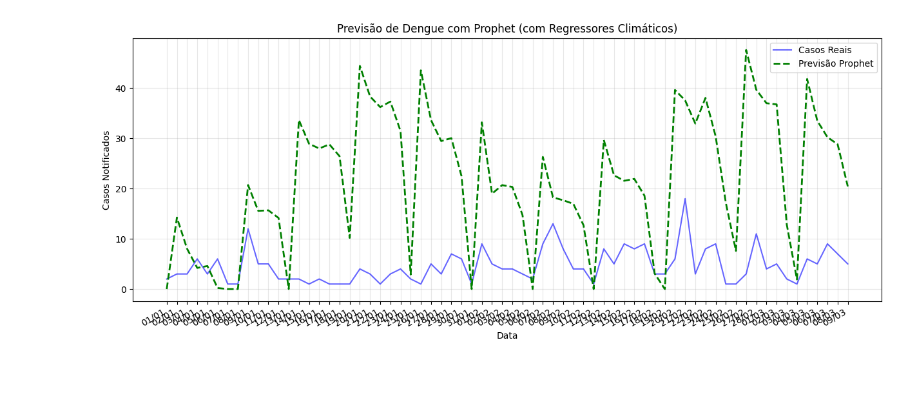
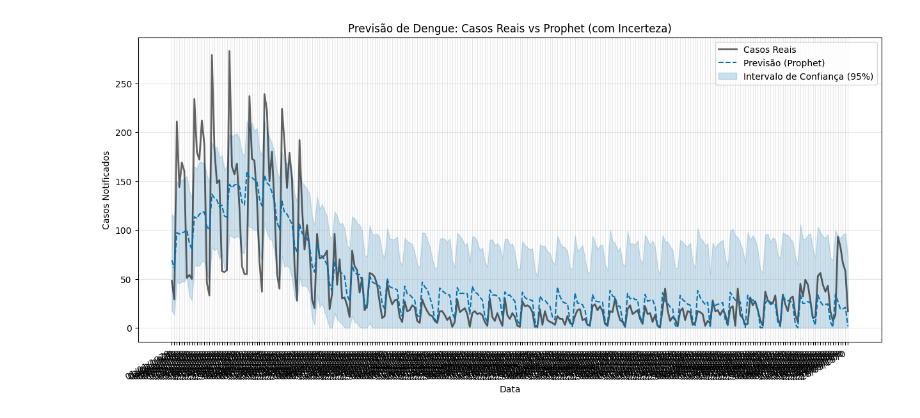
Before and after one commit to iTzFabregas/am-dengue, a Jupyter notebook: dengue_prediction.ipynb, the cells around one changed output. Drawn from its saved outputs; the diff is of its cells as text; code cells hidden in the pictures; blank space fills up the shorter version.

Commit message:
treinando e testando com dados de 2020~2023

```diff
--- a/dengue_prediction.ipynb
+++ b/dengue_prediction.ipynb
@@ -5,7 +5,7 @@ from scipy.spatial import cKDTree
 from pathlib import Path
 import geobr
 from pysus import SINAN
-
+import os
 def preparar_dataset_dengue_clima(
     path_inmet_zip: str,
     path_ibge_csv: str,
@@ -75,7 +75,7 @@ def preparar_dataset_dengue_clima(
     # Agrupa por Estação e Data
     df_inmet_diario = df_inmet.groupby(['codigo_wmo', 'data_date']).agg(aggs_finais).reset_index()
 
-    # --- 2.2 ETAPA DE INTERPOLAÇÃO ---
+  # --- 2.2 ETAPA DE INTERPOLAÇÃO ---
     print("   Aplicando preenchimento de falhas nas estações (Gap Filling)...")
 
     # Cria um intervalo de datas completo para o ano
@@ -90,13 +90,18 @@ def preparar_dataset_dengue_clima(
 
         # Preenche metadados (lat/lon/codigo) que ficaram NaN na reindexação
         dados['codigo_wmo'] = estacao
+        # Lat/Lon são constantes da estação, aqui pode usar bfill/ffill sem risco de vazamento temporal grave
         dados['latitude'] = dados['latitude'].ffill().bfill()
         dados['longitude'] = dados['longitude'].ffill().bfill()
 
-        # Interpolação Linear (limite de 5 dias seguidos)
-        # Se choveu dia 1 e dia 3, dia 2 assume a média. Se choveu dia 1 e só dia 10, fica NaN (muito tempo sem dado)
+        # --- CORREÇÃO AQUI ---
         cols_numericas = [c for c in cols_existentes if c not in ['latitude', 'longitude']]
-        dados[cols_numericas] = dados[cols_numericas].interpolate(method='linear', limit=5)
+
+        # SUBSTITUIR: dados[cols_numericas] = dados[cols_numericas].interpolate(method='linear', limit=5)
+        # POR:
+        dados[cols_numericas] = dados[cols_numericas].ffill(limit=5)
+        # ffill = Forward Fill (Preenche com o valor anterior).
+        # Se quiser ser muito cauteloso, pode adicionar um .fillna(0) para chuva se o ffill falhar no primeiro dia.
 
         dados.index.name = 'data_date'
         lista_dfs_curados.append(dados.reset_index())
@@ -175,5 +252,5 @@ array(['Rio Branco', 'Brasília', 'Campos Belos', ..., 'Congonhinhas',
 # %%
-df_sp = df_2021[df_2021['name_muni'] == 'São Paulo']
+df_sp = df_merged[df_merged['name_muni'] == 'São Paulo']
 df_sp
 # %% [output]
 |  | DT_NOTIFIC | ID_MUNICIP | casos_dengue | name_muni | estacao_proxima | codigo_wmo | precipitacao | ... |
@@ -530,65 +604,84 @@ import matplotlib.dates as mdates
 from sklearn.metrics import mean_absolute_error
 from prophet import Prophet
 
-# 1. Preparação dos Dados
-# Renomear colunas para o padrão exigido pelo Prophet (ds = data, y = alvo)
+# --- 1. Tratamento de NaNs (Essencial para o Prophet) ---
+# Preenche falhas na precipitação com 0 e interpola temperatura/umidade
+df_sp['precipitacao'] = df_sp['precipitacao'].interpolate(method='linear').fillna(0)
+df_sp['temperatura_ar'] = df_sp['temperatura_ar'].interpolate(method='linear').fillna(method='bfill').fillna(method='ffill')
+df_sp['umidade_relativa'] = df_sp['umidade_relativa'].interpolate(method='linear').fillna(method='bfill').fillna(method='ffill')
+
+# --- 2. Preparação para o Prophet ---
 df_prophet = df_sp[['DT_NOTIFIC', 'casos_dengue', 'precipitacao', 'temperatura_ar', 'umidade_relativa']].copy()
 df_prophet = df_prophet.rename(columns={'DT_NOTIFIC': 'ds', 'casos_dengue': 'y'})
 df_prophet = df_prophet.sort_values('ds')
 
-# 2. Divisão Treino/Teste (80/20)
+# 3. Divisão Treino/Teste
 split_idx = int(len(df_prophet) * 0.8)
 df_train = df_prophet.iloc[:split_idx]
 df_test = df_prophet.iloc[split_idx:]
 
-print(f"Treino: {len(df_train)} amostras | Teste: {len(df_test)} amostras")
-
-# 3. Configuração do Modelo
-# Ativamos sazonalidades e adicionamos os regressores climáticos
+# 4. Configuração e Treino
 model = Prophet(
-    daily_seasonality=False,   # Dados diários, mas sem padrão intra-dia
-    weekly_seasonality=True,   # Padrão semanal é forte em notificações
-    yearly_seasonality=True    # Tenta capturar o ciclo anual da dengue
+    daily_seasonality=False,
+    weekly_seasonality=True,
+    yearly_seasonality=True,
+    interval_width=0.95  # Define o intervalo de confiança em 95%
 )
 
-# Adicionar variáveis exógenas (Clima)
 model.add_regressor('precipitacao')
 model.add_regressor('temperatura_ar')
 model.add_regressor('umidade_relativa')
 
-# 4. Treinamento
+print(">>> Treinando com bandas de incerteza...")
 model.fit(df_train)
 
 # 5. Previsão
-# Para prever, o Prophet precisa das datas futuras E dos valores dos regressores nessas datas
 future = df_test[['ds', 'precipitacao', 'temperatura_ar', 'umidade_relativa']]
 forecast = model.predict(future)
 
-# 6. Avaliação
-y_pred = np.maximum(forecast['yhat'].values, 0) # Remove valores negativos
+# 6. Processamento dos Resultados
+# Garantir que não haja valores negativos (comum em séries de contagem)
+y_pred = np.maximum(forecast['yhat'].values, 0)
+y_lower = np.maximum(forecast['yhat_lower'].values, 0)
+y_upper = np.maximum(forecast['yhat_upper'].values, 0)
 y_true = df_test['y'].values
 
 mae = mean_absolute_error(y_true, y_pred)
 print(f">>> MAE Prophet: {mae:.2f}")
 
-# 7. Plotagem
-plt.figure(figsize=(15, 6))
-plt.plot(df_test['ds'], y_true, label='Casos Reais', color='blue', alpha=0.6)
-plt.plot(df_test['ds'], y_pred, label='Previsão Prophet', color='green', linestyle='--', linewidth=2)
+# 7. Plotagem com Bandas
+plt.figure(figsize=(15, 7))
 
-plt.title('Previsão de Dengue com Prophet (com Regressores Climáticos)')
+# Dados Reais
+plt.plot(df_test['ds'], y_true, label='Casos Reais', color='black', alpha=0.6, linewidth=2)
+
+# Previsão (Linha central)
+plt.plot(df_test['ds'], y_pred, label='Previsão (Prophet)', color='#0072B2', linestyle='--')
+
+# Bandas de Confiança (Área Sombreada)
+plt.fill_between(
+    df_test['ds'],
+    y_lower,
+    y_upper,
+    color='#0072B2',
+    alpha=0.2,
+    label='Intervalo de Confiança (95%)'
+)
+
+plt.title('Previsão de Dengue: Casos Reais vs Prophet (com Incerteza)')
 plt.xlabel('Data')
 plt.ylabel('Casos Notificados')
 plt.legend()
 plt.grid(True, alpha=0.3)
 
-# Formatação de data no eixo X
-plt.gca().xaxis.set_major_formatter(mdates.DateFormatter('%d/%m'))
+# Formatar eixo X
+plt.gca().xaxis.set_major_formatter(mdates.DateFormatter('%d/%m/%Y'))
 plt.gcf().autofmt_xdate()
 
 plt.show()
 
-# Opcional: Ver componentes (tendência, sazonalidade)
-# model.plot_components(forecast)
+# Opcional: Ver as primeiras linhas da previsão com as bandas
+print("\nExemplo da previsão:")
+print(forecast[['ds', 'yhat', 'yhat_lower', 'yhat_upper']].tail())
 # %% [output]
 Importing plotly failed. Interactive plots will not work.
@@ -599 +707 @@ Treino: 270 amostras | Teste: 68 amostras
-[figure, old version]
+[figure, new version]
```
Also changed, not shown: parts of 7 cells of this notebook.
